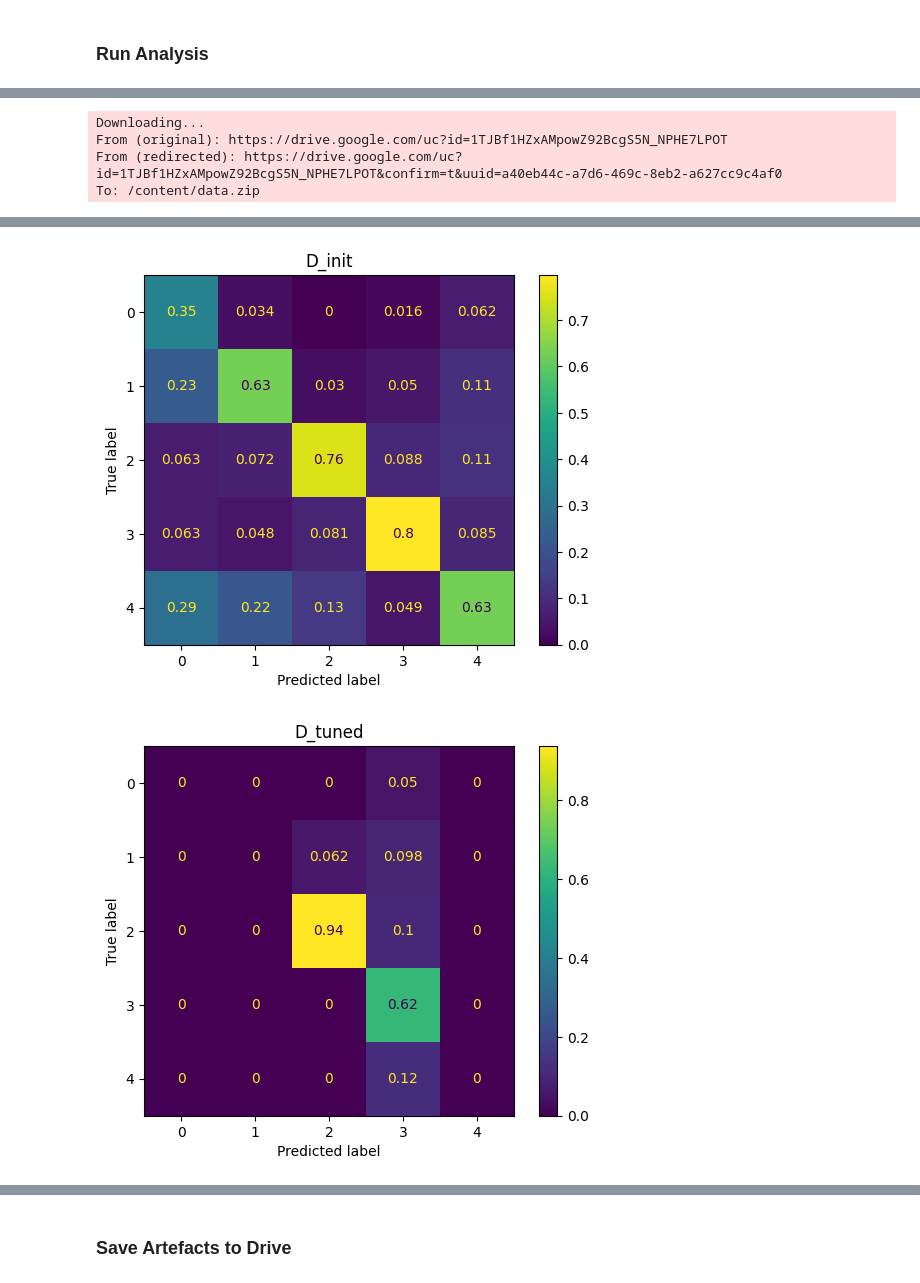
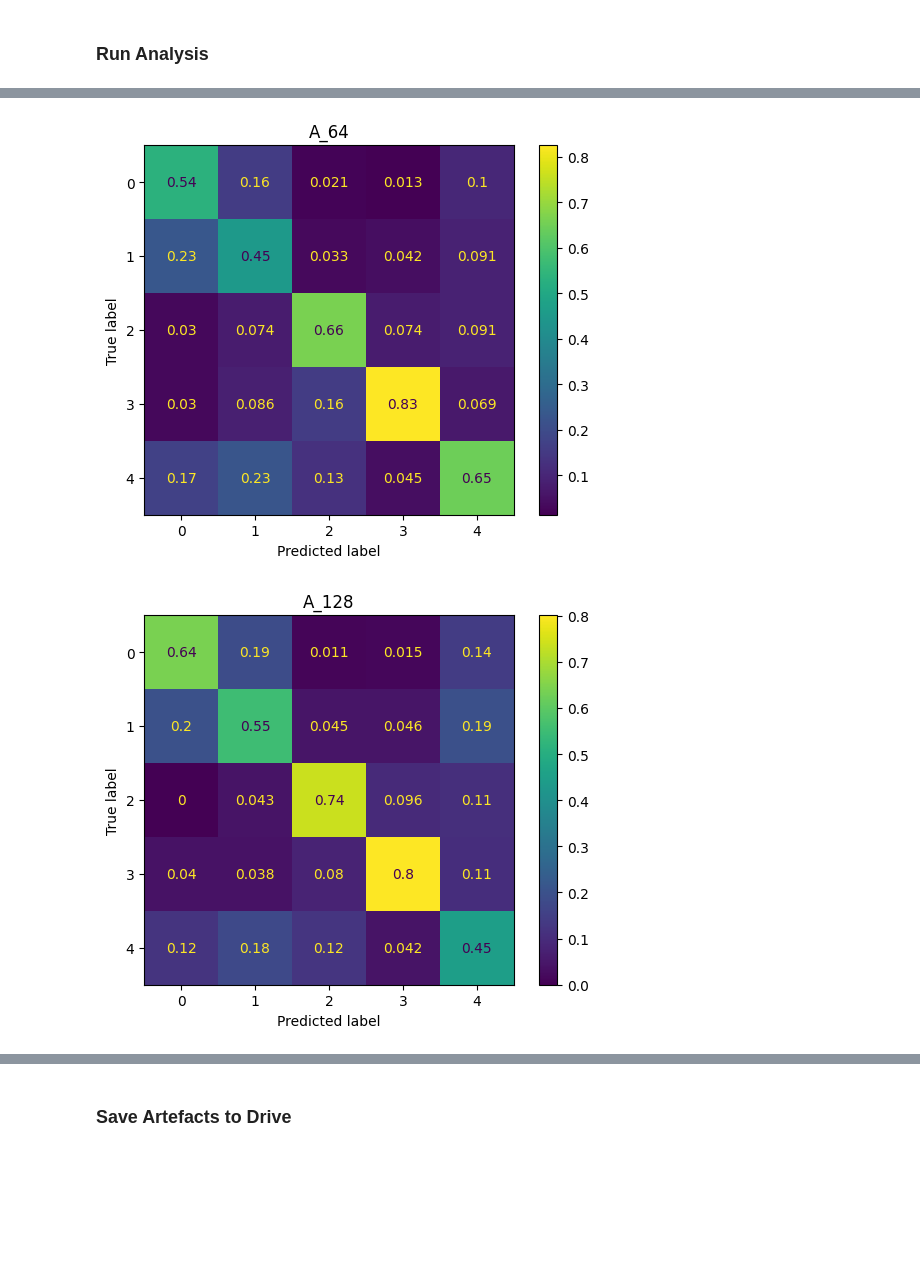
Before and after one commit to btsmith29/AMLS_II_assignment23_24, a Jupyter notebook: interactive_runner.ipynb, the cells around one changed output, grey strips where cells are left out. Saved outputs shown, nothing was run; the diff lists cells and outputs as text; code cells hidden in the pictures; blank space fills up the shorter version.

```diff
--- a/interactive_runner.ipynb
+++ b/interactive_runner.ipynb
@@ -69,7 +69,7 @@ clone_assignment_repo_private()
 # %%
 from AMLS_II_assignment23_24 import main as assignment_main
 # %%
-assignment_main.main(tasks="D", epochs=1)
+assignment_main.main(tasks="A", image_size=225, epochs=1)
 # %% [output]
 Unable to restore history - starting fresh
 ================
@@ -78,4 +90,0 @@ Unable to restore history - starting fresh
-Downloading...
-From (original): https://drive.google.com/uc?id=1TJBf1HZxAMpowZ92BcgS5N_NPHE7LPOT
-From (redirected): https://drive.google.com/uc?id=1TJBf1HZxAMpowZ92BcgS5N_NPHE7LPOT&confirm=t&uuid=a40eb44c-a7d6-469c-8eb2-a627cc9c4af0
-To: /content/data.zip
@@ -99,2 +91,2 @@ Running Task: D_init with params Params(image_size=225, batch_size=192, epochs=1
-[figure, old version]
+[figure, new version]
-[figure, old version]
+[figure, new version]
```
Also changed, not shown: parts of 1 cell of this notebook.
